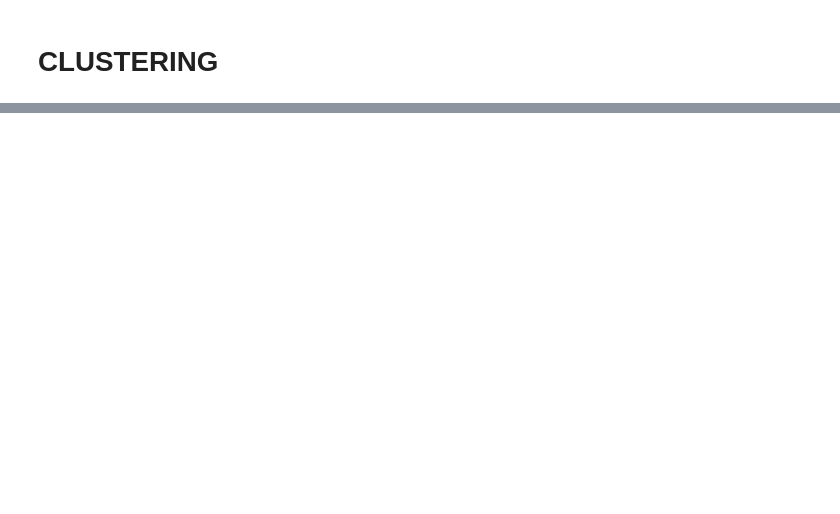
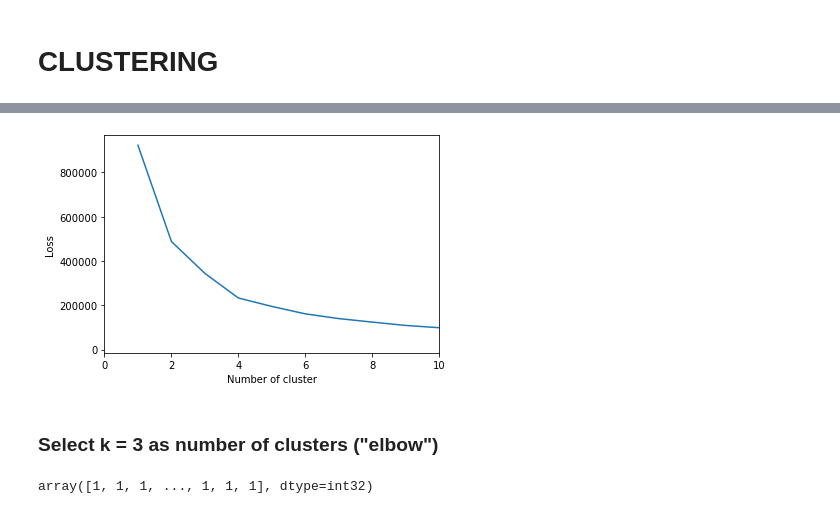
Before and after one commit to lzaruchas/grosse_maedchengruppe_AA2022, a Jupyter notebook: 3.Clustering.ipynb, the cells around one changed output, grey strips where cells are left out. Cells and saved outputs as stored; diff of their text form; code cells hidden in the pictures; blank space fills up the shorter version.

```diff
--- a/3.Clustering.ipynb
+++ b/3.Clustering.ipynb
@@ -291,0 +259,20 @@ dist = sns.pairplot(data=y33_plot, hue="clusters")
+# %%
+# Take a closer look to find "elbow"
+plt.plot(clusters, losses)
+plt.ylabel("Loss")
+plt.xlabel("Number of cluster")
+plt.xlim([0,10])
+plt.savefig("numbers_of_clusters.png")
+# %% [output]
+[figure, added]
+# %% [markdown]
+### Select k = 3 as number of clusters ("elbow")
+# %%
+# Refit algorithm
+three_means = KMeans(n_clusters=3)
+three_means.fit(X_scaled)
+
+# Match records to clusters
+three_means.predict(X_scaled)
+# %% [output]
+array([1, 1, 1, ..., 1, 1, 1], dtype=int32)
```
Also changed, not shown: parts of 51 cells of this notebook.
